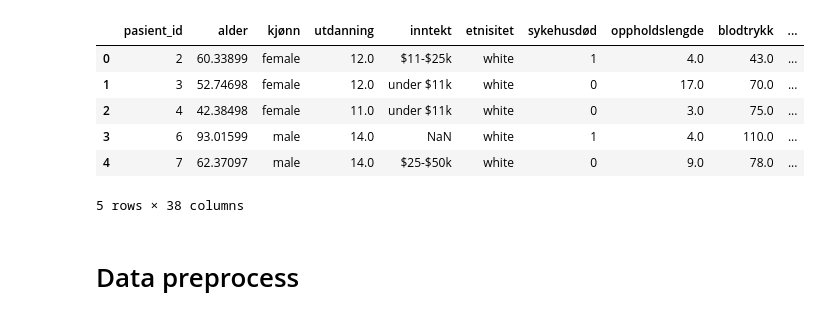
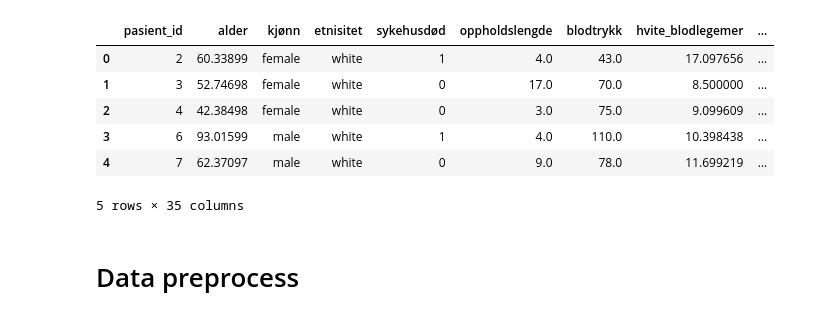
Before and after one commit to GeorgRis/INF161, a Jupyter notebook: Prosjekt/alt/modelering_predikering.ipynb, the cells around one changed output. Saved outputs shown, nothing was run; the diff lists cells and outputs as text; code cells hidden in the pictures.

```diff
--- a/Prosjekt/alt/modelering_predikering.ipynb
+++ b/Prosjekt/alt/modelering_predikering.ipynb
@@ -22,4 +22,5 @@ import plotly.graph_objects as go
 import plotly.express as px
 # %%
 # Hente inn datasettet
-combined_df = pd.read_csv('combined.csv')
+combined_df = pd.read_csv('combined_v2.csv')
+combined_df.head()
@@ -26,19 +35,16 @@ combined_df = pd.read_csv('combined.csv')
 # %%
-# Sjekker om er riktig
+# Sjekker om er riktig etter fiks
 combined_df.drop('Unnamed: 0', axis=1, inplace=True)
-combined_df.drop('dnr_status', axis=1, inplace=True)
-combined_df.drop('dnr_dag', axis=1, inplace=True)
-combined_df.drop('adl_pasient', axis=1, inplace=True)
 
 combined_df.head()
 # %% [output]
-|  | pasient_id | alder | kjønn | utdanning | inntekt | etnisitet | sykehusdød | oppholdslengde | blodtrykk | ... |
-| 0 | 2 | 60.33899 | female | 12.0 | $11-$25k | white | 1 | 4.0 | 43.0 | ... |
-| 1 | 3 | 52.74698 | female | 12.0 | under $11k | white | 0 | 17.0 | 70.0 | ... |
-| 2 | 4 | 42.38498 | female | 11.0 | under $11k | white | 0 | 3.0 | 75.0 | ... |
-| 3 | 6 | 93.01599 | male | 14.0 | NaN | white | 1 | 4.0 | 110.0 | ... |
-| 4 | 7 | 62.37097 | male | 14.0 | $25-$50k | white | 0 | 9.0 | 78.0 | ... |
+|  | pasient_id | alder | kjønn | etnisitet | sykehusdød | oppholdslengde | blodtrykk | hvite_blodlegemer | ... |
+| 0 | 2 | 60.33899 | female | white | 1 | 4.0 | 43.0 | 17.097656 | ... |
+| 1 | 3 | 52.74698 | female | white | 0 | 17.0 | 70.0 | 8.500000 | ... |
+| 2 | 4 | 42.38498 | female | white | 0 | 3.0 | 75.0 | 9.099609 | ... |
+| 3 | 6 | 93.01599 | male | white | 1 | 4.0 | 110.0 | 10.398438 | ... |
+| 4 | 7 | 62.37097 | male | white | 0 | 9.0 | 78.0 | 11.699219 | ... |
-5 rows × 38 columns
+5 rows × 35 columns
 # %% [markdown]
 # Data preprocess
 # %%
```
Also changed, not shown: parts of 15 cells of this notebook, 8 other files.
